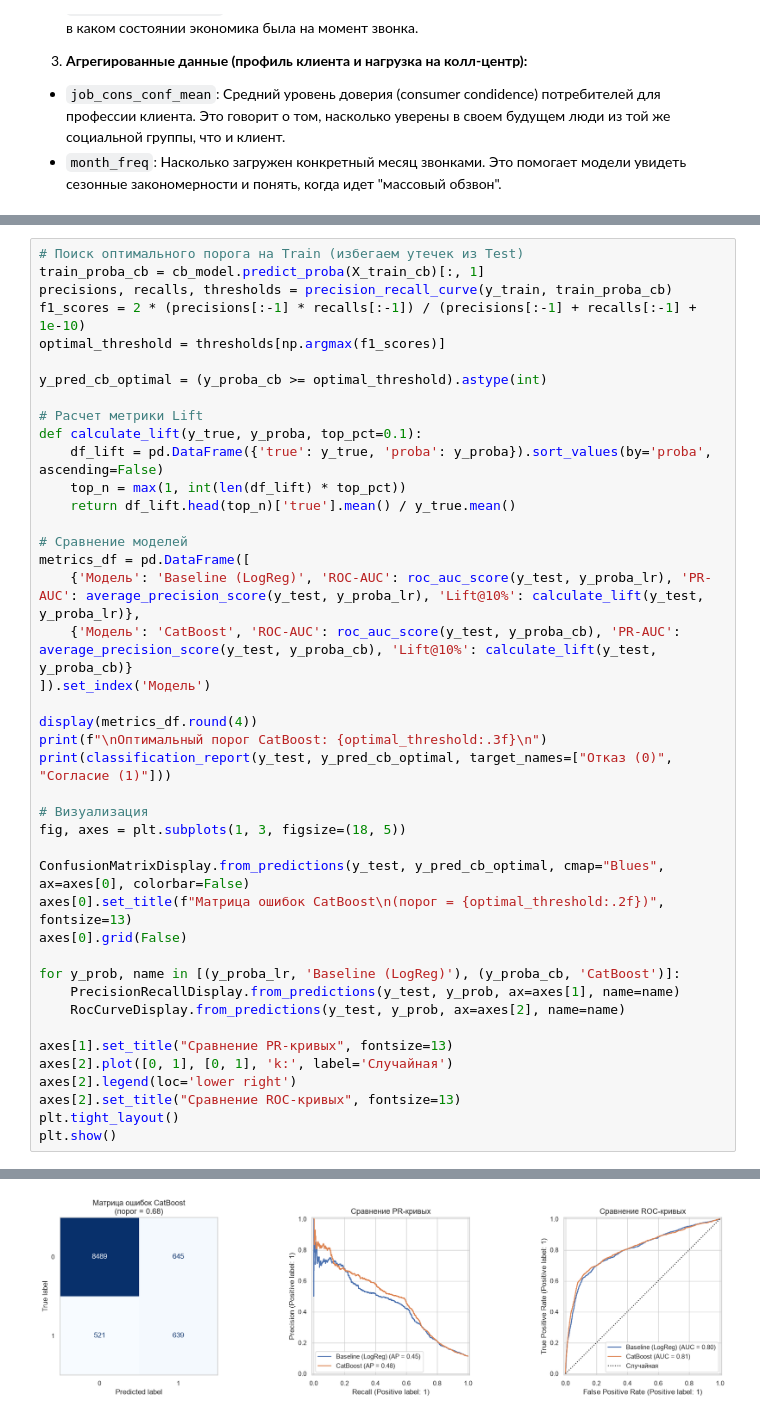
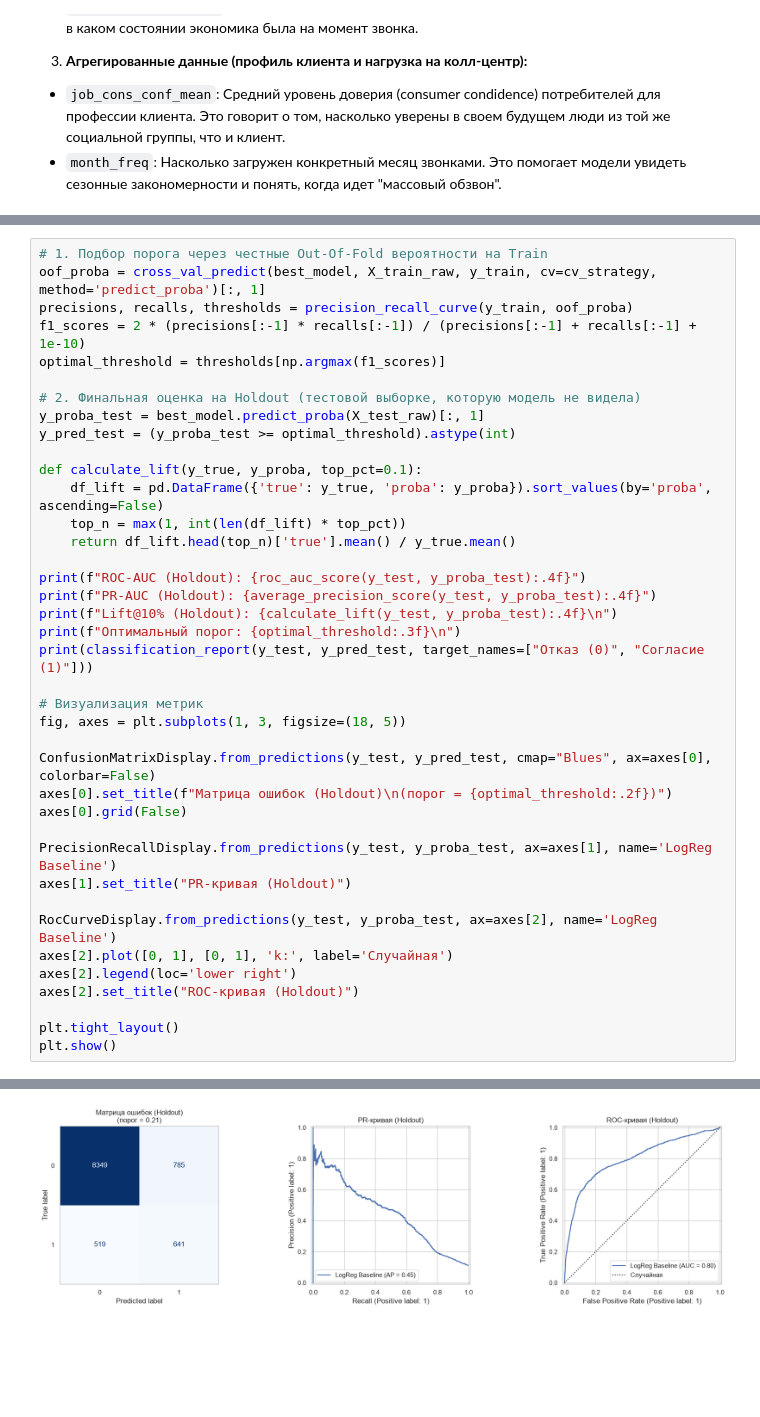
Before and after one commit to KgAmerlion/project_practice_team_1, a Jupyter notebook: Case_3_Final.ipynb, the cells around one changed output, grey strips where cells are left out. Drawn from its saved outputs; the diff is of its cells as text; blank space fills up the shorter version.

```diff
--- a/Case_3_Final.ipynb
+++ b/Case_3_Final.ipynb
@@ -205,45 +162,42 @@ y_proba_cb = cb_model.predict_proba(X_test_cb)[:, 1]
 
 Пользу модели для бизнеса измеряем через Lift@10%. Эта метрика показывает, во сколько раз конверсия среди 10% клиентов с самой высокой оценкой модели выше средней конверсии по всей базе, то есть выше, чем при случайном обзвоне.
 # %%
-# Поиск оптимального порога на Train (избегаем утечек из Test)
-train_proba_cb = cb_model.predict_proba(X_train_cb)[:, 1]
-precisions, recalls, thresholds = precision_recall_curve(y_train, train_proba_cb)
+# 1. Подбор порога через честные Out-Of-Fold вероятности на Train
+oof_proba = cross_val_predict(best_model, X_train_raw, y_train, cv=cv_strategy, method='predict_proba')[:, 1]
+precisions, recalls, thresholds = precision_recall_curve(y_train, oof_proba)
 f1_scores = 2 * (precisions[:-1] * recalls[:-1]) / (precisions[:-1] + recalls[:-1] + 1e-10)
 optimal_threshold = thresholds[np.argmax(f1_scores)]
 
-y_pred_cb_optimal = (y_proba_cb >= optimal_threshold).astype(int)
+# 2. Финальная оценка на Holdout (тестовой выборке, которую модель не видела)
+y_proba_test = best_model.predict_proba(X_test_raw)[:, 1]
+y_pred_test = (y_proba_test >= optimal_threshold).astype(int)
 
-# Расчет метрики Lift
 def calculate_lift(y_true, y_proba, top_pct=0.1):
     df_lift = pd.DataFrame({'true': y_true, 'proba': y_proba}).sort_values(by='proba', ascending=False)
     top_n = max(1, int(len(df_lift) * top_pct))
     return df_lift.head(top_n)['true'].mean() / y_true.mean()
 
-# Сравнение моделей
-metrics_df = pd.DataFrame([
-    {'Модель': 'Baseline (LogReg)', 'ROC-AUC': roc_auc_score(y_test, y_proba_lr), 'PR-AUC': average_precision_score(y_test, y_proba_lr), 'Lift@10%': calculate_lift(y_test, y_proba_lr)},
-    {'Модель': 'CatBoost', 'ROC-AUC': roc_auc_score(y_test, y_proba_cb), 'PR-AUC': average_precision_score(y_test, y_proba_cb), 'Lift@10%': calculate_lift(y_test, y_proba_cb)}
-]).set_index('Модель')
+print(f"ROC-AUC (Holdout): {roc_auc_score(y_test, y_proba_test):.4f}")
+print(f"PR-AUC (Holdout): {average_precision_score(y_test, y_proba_test):.4f}")
+print(f"Lift@10% (Holdout): {calculate_lift(y_test, y_proba_test):.4f}\n")
+print(f"Оптимальный порог: {optimal_threshold:.3f}\n")
+print(classification_report(y_test, y_pred_test, target_names=["Отказ (0)", "Согласие (1)"]))
 
-display(metrics_df.round(4))
-print(f"\nОптимальный порог CatBoost: {optimal_threshold:.3f}\n")
-print(classification_report(y_test, y_pred_cb_optimal, target_names=["Отказ (0)", "Согласие (1)"]))
-
-# Визуализация
+# Визуализация метрик
 fig, axes = plt.subplots(1, 3, figsize=(18, 5))
 
-ConfusionMatrixDisplay.from_predictions(y_test, y_pred_cb_optimal, cmap="Blues", ax=axes[0], colorbar=False)
-axes[0].set_title(f"Матрица ошибок CatBoost\n(порог = {optimal_threshold:.2f})", fontsize=13)
+ConfusionMatrixDisplay.from_predictions(y_test, y_pred_test, cmap="Blues", ax=axes[0], colorbar=False)
+axes[0].set_title(f"Матрица ошибок (Holdout)\n(порог = {optimal_threshold:.2f})")
 axes[0].grid(False)
 
-for y_prob, name in [(y_proba_lr, 'Baseline (LogReg)'), (y_proba_cb, 'CatBoost')]:
-    PrecisionRecallDisplay.from_predictions(y_test, y_prob, ax=axes[1], name=name)
-    RocCurveDisplay.from_predictions(y_test, y_prob, ax=axes[2], name=name)
+PrecisionRecallDisplay.from_predictions(y_test, y_proba_test, ax=axes[1], name='LogReg Baseline')
+axes[1].set_title("PR-кривая (Holdout)")
 
-axes[1].set_title("Сравнение PR-кривых", fontsize=13)
+RocCurveDisplay.from_predictions(y_test, y_proba_test, ax=axes[2], name='LogReg Baseline')
 axes[2].plot([0, 1], [0, 1], 'k:', label='Случайная')
 axes[2].legend(loc='lower right')
-axes[2].set_title("Сравнение ROC-кривых", fontsize=13)
+axes[2].set_title("ROC-кривая (Holdout)")
+
 plt.tight_layout()
 plt.show()
 # %% [output]
@@ -264 +218 @@ weighted avg       0.89      0.89      0.89     10294
-[figure, old version]
+[figure, new version]
```
Also changed, not shown: parts of 15 cells of this notebook, 3 other files.
